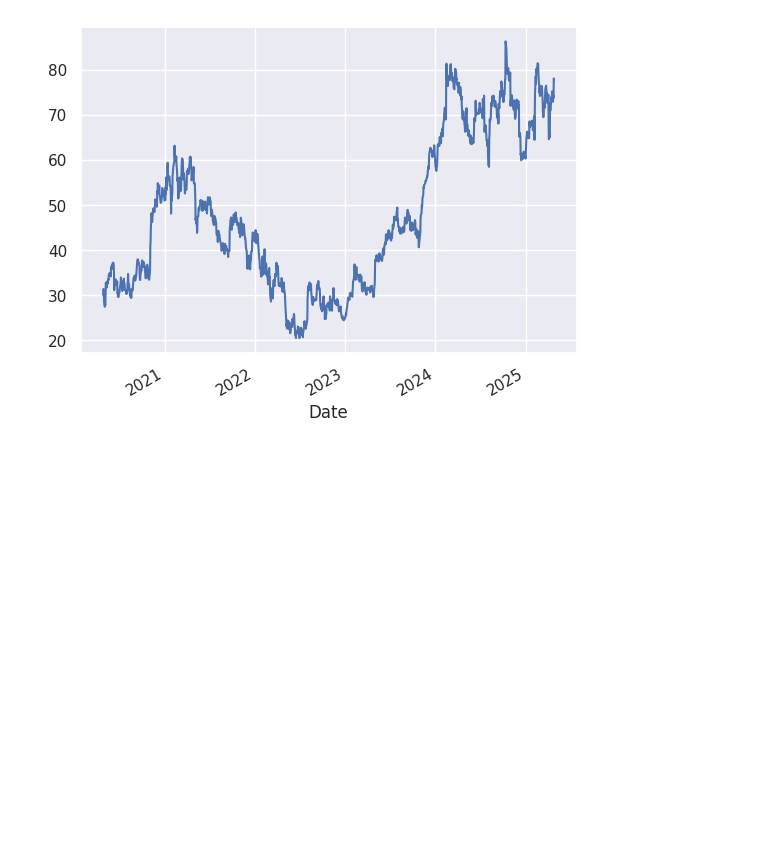
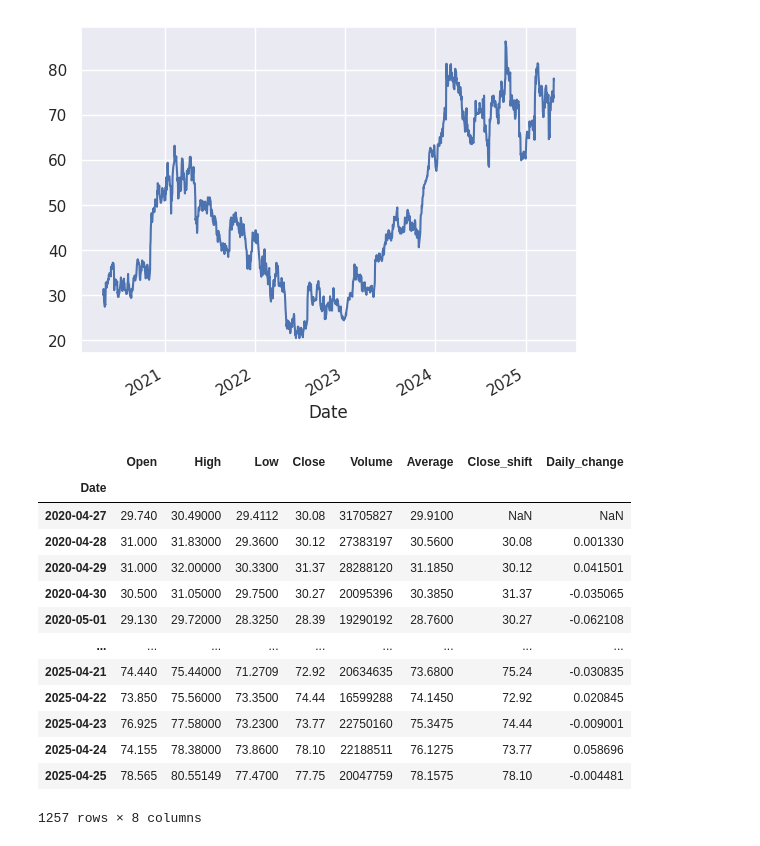
Before and after one commit to DomSarr/data_science_example_1, a Jupyter notebook: Panda/DataFrame_DataSeries.ipynb, the cells around one changed output. Cells and saved outputs as stored; diff of their text form; code cells hidden in the pictures; blank space fills up the shorter version.

```diff
--- a/Panda/DataFrame_DataSeries.ipynb
+++ b/Panda/DataFrame_DataSeries.ipynb
@@ -562,3 +562,20 @@ df.Close.plot()
 # %% [output]
 <Axes: xlabel='Date'>
 [figure]
+# %%
+df
+# %% [output]
+|  | Open | High | Low | Close | Volume | Average | Close_shift | Daily_change |
+| Date |  |  |  |  |  |  |  |  |
+| 2020-04-27 | 29.740 | 30.49000 | 29.4112 | 30.08 | 31705827 | 29.9100 | NaN | NaN |
+| 2020-04-28 | 31.000 | 31.83000 | 29.3600 | 30.12 | 27383197 | 30.5600 | 30.08 | 0.001330 |
+| 2020-04-29 | 31.000 | 32.00000 | 30.3300 | 31.37 | 28288120 | 31.1850 | 30.12 | 0.041501 |
+| 2020-04-30 | 30.500 | 31.05000 | 29.7500 | 30.27 | 20095396 | 30.3850 | 31.37 | -0.035065 |
+| 2020-05-01 | 29.130 | 29.72000 | 28.3250 | 28.39 | 19290192 | 28.7600 | 30.27 | -0.062108 |
+| ... | ... | ... | ... | ... | ... | ... | ... | ... |
+| 2025-04-21 | 74.440 | 75.44000 | 71.2709 | 72.92 | 20634635 | 73.6800 | 75.24 | -0.030835 |
+| 2025-04-22 | 73.850 | 75.56000 | 73.3500 | 74.44 | 16599288 | 74.1450 | 72.92 | 0.020845 |
+| 2025-04-23 | 76.925 | 77.58000 | 73.2300 | 73.77 | 22750160 | 75.3475 | 74.44 | -0.009001 |
+| 2025-04-24 | 74.155 | 78.38000 | 73.8600 | 78.10 | 22188511 | 76.1275 | 73.77 | 0.058696 |
+| 2025-04-25 | 78.565 | 80.55149 | 77.4700 | 77.75 | 20047759 | 78.1575 | 78.10 | -0.004481 |
+1257 rows × 8 columns
```
Also changed, not shown: parts of 15 cells of this notebook.
